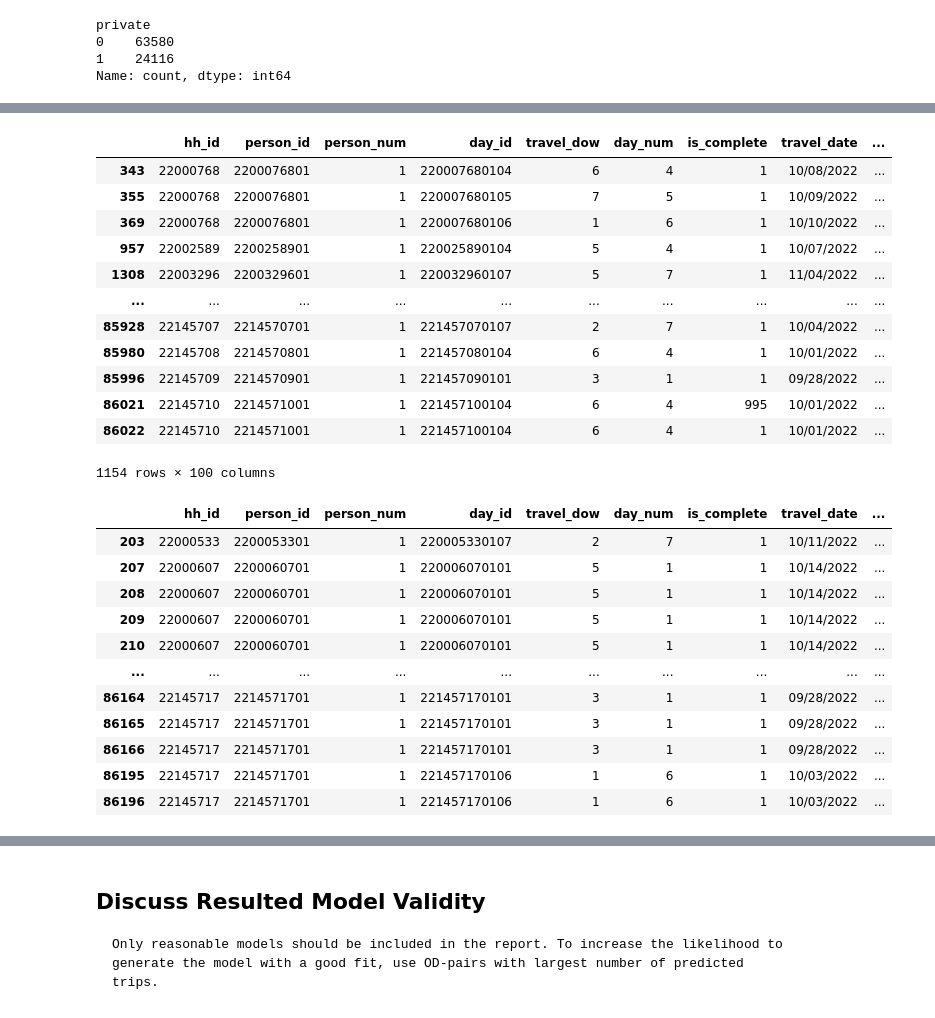
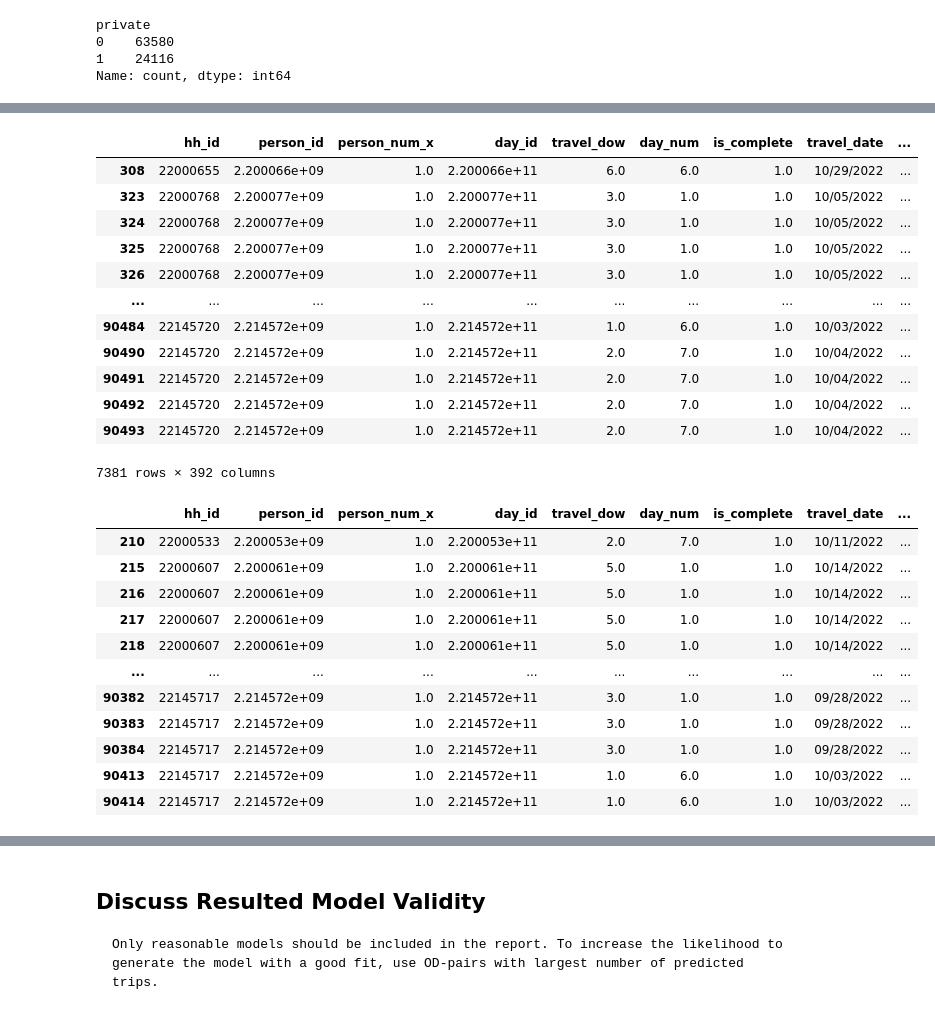
Before and after one commit to WenlongL1/CIE-539-Project, a Jupyter notebook: part4.ipynb, the cells around one changed output, grey strips where cells are left out. Drawn from its saved outputs; the diff is of its cells as text; code cells hidden in the pictures.

```diff
--- a/part4.ipynb
+++ b/part4.ipynb
@@ -114,11 +114,22 @@ private
 Name: count, dtype: int64
 # %%
 dthp['income_lower'] = 0
-dthp['income_higher'] = 0
-dthp['education_higher'] = 0
-dthp['Age_teenager'] = False
-dthp['Age_elder'] = False
-dthp['Gender'] = 0
-dthp['HH_size'] = 0
+dthp['education_lower'] = 0
+dthp['Age_teenager'] = 0
+dthp['Gender_f'] = 0
+dthp['HH_size_ge5'] = 0
 dthp['driver_license'] = 0
 dthp['vehicle_ava'] = 0
+
+dthp.loc[:,'income_lower'] = dthp['income_broad'].map({1: 1, 2: 1, 3: 0, 4: 0, 5: 0, 6: 0, 7: 0, 8: 0})
+dthp.loc[:,'education_lower'] = dthp['education'].map({1: 1, 2: 1, 3: 0, 4: 0, 5: 0, 6: 0, 7: 0})
+dthp.loc[:,'Age_teenager'] = dthp['age'].map({1: 0, 2: 1, 3: 1, 4: 0, 5: 0, 6: 0, 7: 0, 8: 0, 9: 0, 10: 0, 11: 0})
+dthp.loc[:,'Gender_f'] = dthp['gender'].map({1: 1, 2: 0})
+dthp.loc[:,'HH_size_ge5'] = dthp['num_people'] >= 5
+dthp.loc[:, 'driver_license'] = dthp['can_drive'].map({1: 1, 3: 0})
+dthp.loc[:, 'vehicle_ava'] = dthp['num_vehicles'].map({0: 0, 1: 1, 2: 1, 3: 1, 4: 1, 5: 1, 6: 1, 7: 1, 8: 1})
+
+dthp['HH_size_ge5'] = dthp['HH_size_ge5'].astype(int)
+# %%
+data_model_choice = dthp.dropna(subset=['income_lower', 'education_lower','Age_teenager', 'Gender_f',
+                               'HH_size_ge5', 'driver_license', 'vehicle_ava'], inplace=False)
@@ -125,38 +148,39 @@ dthp['vehicle_ava'] = 0
 # %%
-# choose two specific origin-destination pairs to display (LGA to Upper Manhattan, LGA to LGA, and Outer Brooklyn to LGA)
-dtrpz4o = dthp[dthp['o_cms_zone_name'] == 'LGA']
-dtrpz3o = dthp[dthp['o_cms_zone_name'] == 'Outer Brooklyn']
+# choose two specific origin-destination pairs to display (Upper Manhattan to Upper Manhattan, LGA to LGA, and Outer Brooklyn to LGA)
+dtrpz8o = data_model_choice[data_model_choice['o_cms_zone_name'] == 'Upper Manhattan']
+dtrpz4o = data_model_choice[data_model_choice['o_cms_zone_name'] == 'LGA']
+dtrpz3o = data_model_choice[data_model_choice['o_cms_zone_name'] == 'Outer Brooklyn']
 
-dtrpz428 = dtrpz4o[dtrpz4o['d_cms_zone_name'] == 'Upper Manhattan']
+dtrpz828 = dtrpz8o[dtrpz8o['d_cms_zone_name'] == 'Upper Manhattan']
 dtrpz424 = dtrpz4o[dtrpz4o['d_cms_zone_name'] == 'LGA']
 dtrpz324 = dtrpz3o[dtrpz3o['d_cms_zone_name'] == 'LGA']
 
-display(dtrpz428)
+display(dtrpz828)
 display(dtrpz424)
 display(dtrpz324)
 # %% [output]
-|  | hh_id | person_id | person_num | day_id | travel_dow | day_num | is_complete | travel_date | ... |
-| 343 | 22000768 | 2200076801 | 1 | 220007680104 | 6 | 4 | 1 | 10/08/2022 | ... |
-| 355 | 22000768 | 2200076801 | 1 | 220007680105 | 7 | 5 | 1 | 10/09/2022 | ... |
-| 369 | 22000768 | 2200076801 | 1 | 220007680106 | 1 | 6 | 1 | 10/10/2022 | ... |
-| 957 | 22002589 | 2200258901 | 1 | 220025890104 | 5 | 4 | 1 | 10/07/2022 | ... |
-| 1308 | 22003296 | 2200329601 | 1 | 220032960107 | 5 | 7 | 1 | 11/04/2022 | ... |
+|  | hh_id | person_id | person_num_x | day_id | travel_dow | day_num | is_complete | travel_date | ... |
+| 308 | 22000655 | 2.200066e+09 | 1.0 | 2.200066e+11 | 6.0 | 6.0 | 1.0 | 10/29/2022 | ... |
+| 323 | 22000768 | 2.200077e+09 | 1.0 | 2.200077e+11 | 3.0 | 1.0 | 1.0 | 10/05/2022 | ... |
+| 324 | 22000768 | 2.200077e+09 | 1.0 | 2.200077e+11 | 3.0 | 1.0 | 1.0 | 10/05/2022 | ... |
+| 325 | 22000768 | 2.200077e+09 | 1.0 | 2.200077e+11 | 3.0 | 1.0 | 1.0 | 10/05/2022 | ... |
+| 326 | 22000768 | 2.200077e+09 | 1.0 | 2.200077e+11 | 3.0 | 1.0 | 1.0 | 10/05/2022 | ... |
 | ... | ... | ... | ... | ... | ... | ... | ... | ... | ... |
-| 85928 | 22145707 | 2214570701 | 1 | 221457070107 | 2 | 7 | 1 | 10/04/2022 | ... |
-| 85980 | 22145708 | 2214570801 | 1 | 221457080104 | 6 | 4 | 1 | 10/01/2022 | ... |
-| 85996 | 22145709 | 2214570901 | 1 | 221457090101 | 3 | 1 | 1 | 09/28/2022 | ... |
-| 86021 | 22145710 | 2214571001 | 1 | 221457100104 | 6 | 4 | 995 | 10/01/2022 | ... |
-| 86022 | 22145710 | 2214571001 | 1 | 221457100104 | 6 | 4 | 1 | 10/01/2022 | ... |
+| 90484 | 22145720 | 2.214572e+09 | 1.0 | 2.214572e+11 | 1.0 | 6.0 | 1.0 | 10/03/2022 | ... |
+| 90490 | 22145720 | 2.214572e+09 | 1.0 | 2.214572e+11 | 2.0 | 7.0 | 1.0 | 10/04/2022 | ... |
+| 90491 | 22145720 | 2.214572e+09 | 1.0 | 2.214572e+11 | 2.0 | 7.0 | 1.0 | 10/04/2022 | ... |
+| 90492 | 22145720 | 2.214572e+09 | 1.0 | 2.214572e+11 | 2.0 | 7.0 | 1.0 | 10/04/2022 | ... |
+| 90493 | 22145720 | 2.214572e+09 | 1.0 | 2.214572e+11 | 2.0 | 7.0 | 1.0 | 10/04/2022 | ... |
-1154 rows × 100 columns
+7381 rows × 392 columns
-|  | hh_id | person_id | person_num | day_id | travel_dow | day_num | is_complete | travel_date | ... |
-| 203 | 22000533 | 2200053301 | 1 | 220005330107 | 2 | 7 | 1 | 10/11/2022 | ... |
-| 207 | 22000607 | 2200060701 | 1 | 220006070101 | 5 | 1 | 1 | 10/14/2022 | ... |
-| 208 | 22000607 | 2200060701 | 1 | 220006070101 | 5 | 1 | 1 | 10/14/2022 | ... |
-| 209 | 22000607 | 2200060701 | 1 | 220006070101 | 5 | 1 | 1 | 10/14/2022 | ... |
-| 210 | 22000607 | 2200060701 | 1 | 220006070101 | 5 | 1 | 1 | 10/14/2022 | ... |
+|  | hh_id | person_id | person_num_x | day_id | travel_dow | day_num | is_complete | travel_date | ... |
+| 210 | 22000533 | 2.200053e+09 | 1.0 | 2.200053e+11 | 2.0 | 7.0 | 1.0 | 10/11/2022 | ... |
+| 215 | 22000607 | 2.200061e+09 | 1.0 | 2.200061e+11 | 5.0 | 1.0 | 1.0 | 10/14/2022 | ... |
+| 216 | 22000607 | 2.200061e+09 | 1.0 | 2.200061e+11 | 5.0 | 1.0 | 1.0 | 10/14/2022 | ... |
+| 217 | 22000607 | 2.200061e+09 | 1.0 | 2.200061e+11 | 5.0 | 1.0 | 1.0 | 10/14/2022 | ... |
+| 218 | 22000607 | 2.200061e+09 | 1.0 | 2.200061e+11 | 5.0 | 1.0 | 1.0 | 10/14/2022 | ... |
 | ... | ... | ... | ... | ... | ... | ... | ... | ... | ... |
-| 86164 | 22145717 | 2214571701 | 1 | 221457170101 | 3 | 1 | 1 | 09/28/2022 | ... |
-| 86165 | 22145717 | 2214571701 | 1 | 221457170101 | 3 | 1 | 1 | 09/28/2022 | ... |
-| 86166 | 22145717 | 2214571701 | 1 | 221457170101 | 3 | 1 | 1 | 09/28/2022 | ... |
-| 86195 | 22145717 | 2214571701 | 1 | 221457170106 | 1 | 6 | 1 | 10/03/2022 | ... |
-| 86196 | 22145717 | 2214571701 | 1 | 221457170106 | 1 | 6 | 1 | 10/03/2022 | ... |
+| 90382 | 22145717 | 2.214572e+09 | 1.0 | 2.214572e+11 | 3.0 | 1.0 | 1.0 | 09/28/2022 | ... |
+| 90383 | 22145717 | 2.214572e+09 | 1.0 | 2.214572e+11 | 3.0 | 1.0 | 1.0 | 09/28/2022 | ... |
+| 90384 | 22145717 | 2.214572e+09 | 1.0 | 2.214572e+11 | 3.0 | 1.0 | 1.0 | 09/28/2022 | ... |
+| 90413 | 22145717 | 2.214572e+09 | 1.0 | 2.214572e+11 | 1.0 | 6.0 | 1.0 | 10/03/2022 | ... |
+| 90414 | 22145717 | 2.214572e+09 | 1.0 | 2.214572e+11 | 1.0 | 6.0 | 1.0 | 10/03/2022 | ... |
```
Also changed, not shown: parts of 17 cells of this notebook.
